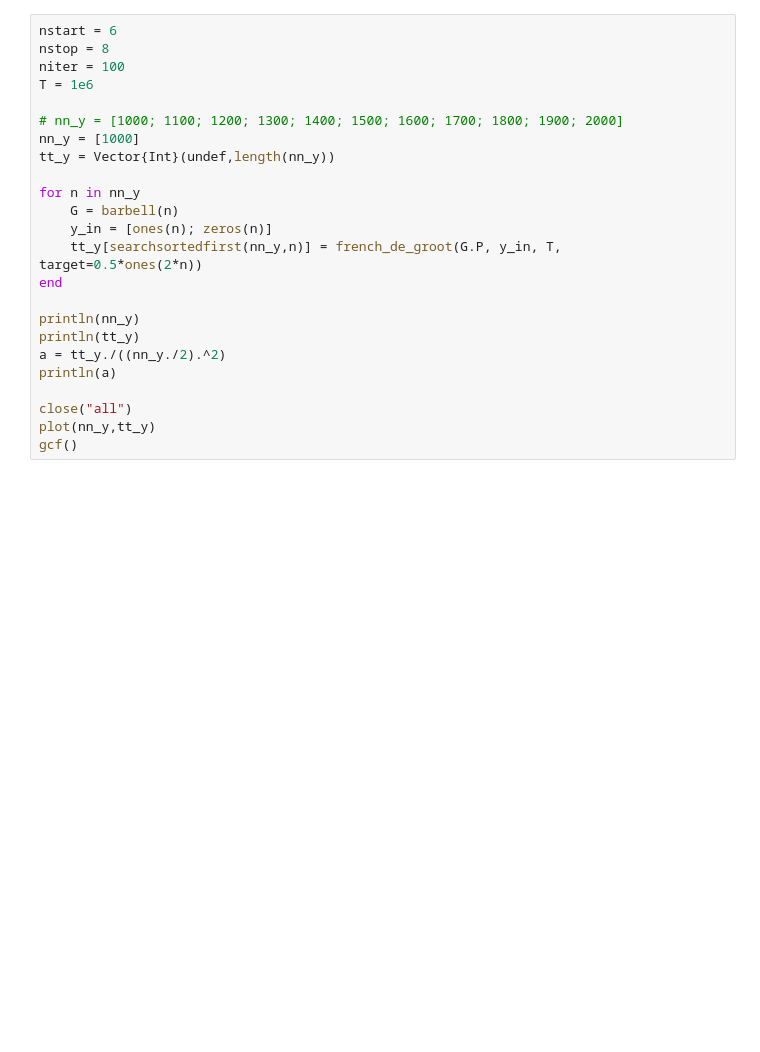
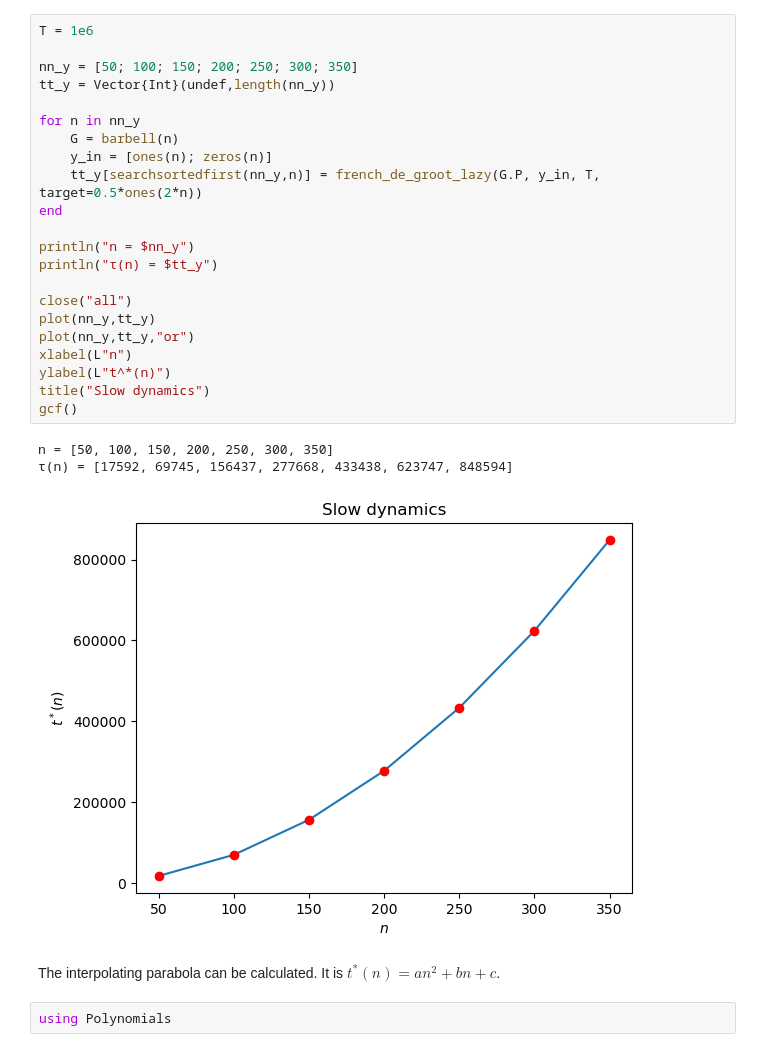
Before and after one commit to FedericoFlorio/DN_hw2, a Jupyter notebook: hw2_code.ipynb, the cells around one changed output. Cells and saved outputs as stored; diff of their text form; blank space fills up the shorter version.

```diff
--- a/hw2_code.ipynb
+++ b/hw2_code.ipynb
@@ -58,24 +41,30 @@ gcf()
 # %%
-nstart = 6
-nstop = 8
-niter = 100
 T = 1e6
 
-# nn_y = [1000; 1100; 1200; 1300; 1400; 1500; 1600; 1700; 1800; 1900; 2000]
-nn_y = [1000]
+nn_y = [50; 100; 150; 200; 250; 300; 350]
 tt_y = Vector{Int}(undef,length(nn_y))
 
 for n in nn_y
     G = barbell(n)
     y_in = [ones(n); zeros(n)]
-    tt_y[searchsortedfirst(nn_y,n)] = french_de_groot(G.P, y_in, T, target=0.5*ones(2*n))
+    tt_y[searchsortedfirst(nn_y,n)] = french_de_groot_lazy(G.P, y_in, T, target=0.5*ones(2*n))
 end
 
-println(nn_y)
-println(tt_y)
-a = tt_y./((nn_y./2).^2)
-println(a)
+println("n = $nn_y")
+println("τ(n) = $tt_y")
 
 close("all")
 plot(nn_y,tt_y)
+plot(nn_y,tt_y,"or")
+xlabel(L"n")
+ylabel(L"t^*(n)")
+title("Slow dynamics")
 gcf()
+# %% [output]
+n = [50, 100, 150, 200, 250, 300, 350]
+τ(n) = [17592, 69745, 156437, 277668, 433438, 623747, 848594]
+[figure, added]
+# %% [markdown]
+The interpolating parabola can be calculated. It is $t^*(n) = a n^2 + b n + c$.
+# %%
+using Polynomials
```
Also changed, not shown: parts of 6 cells of this notebook, 1 other file.
